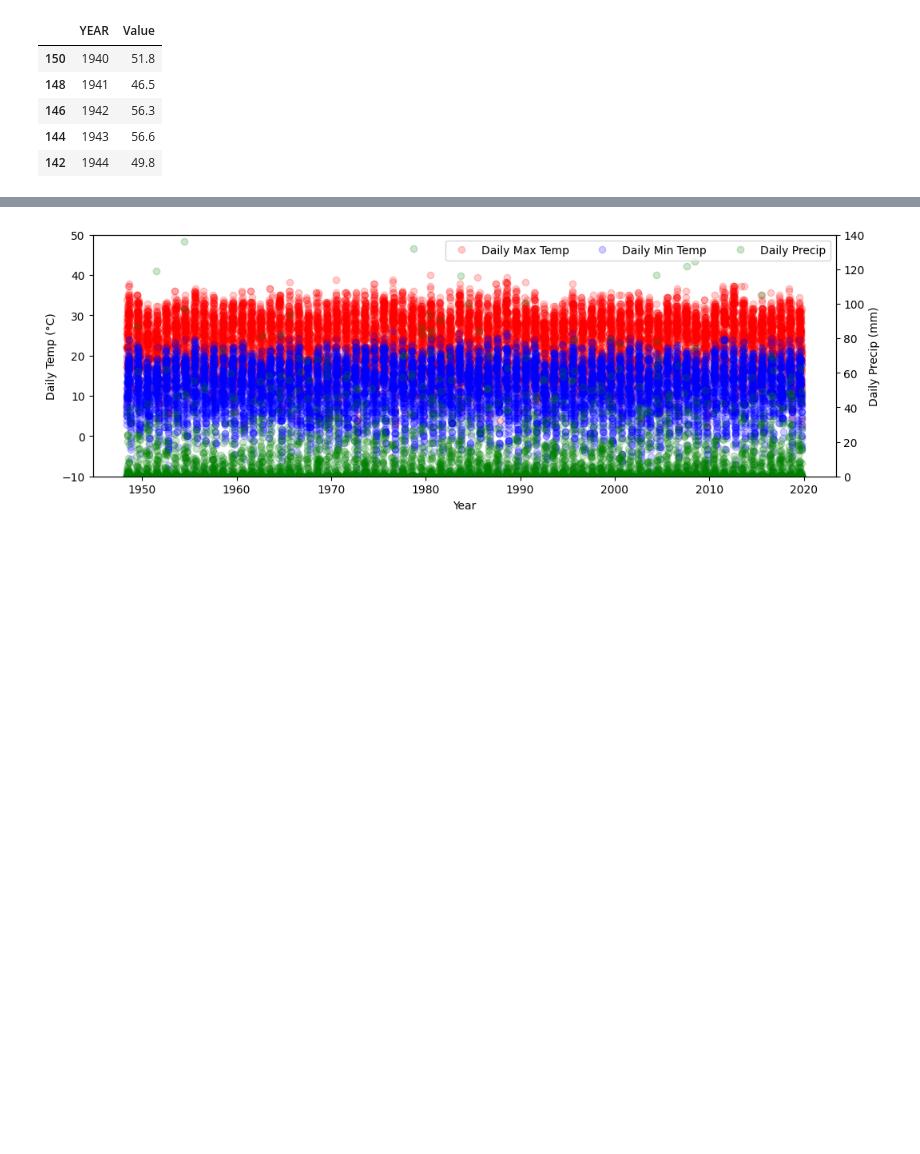
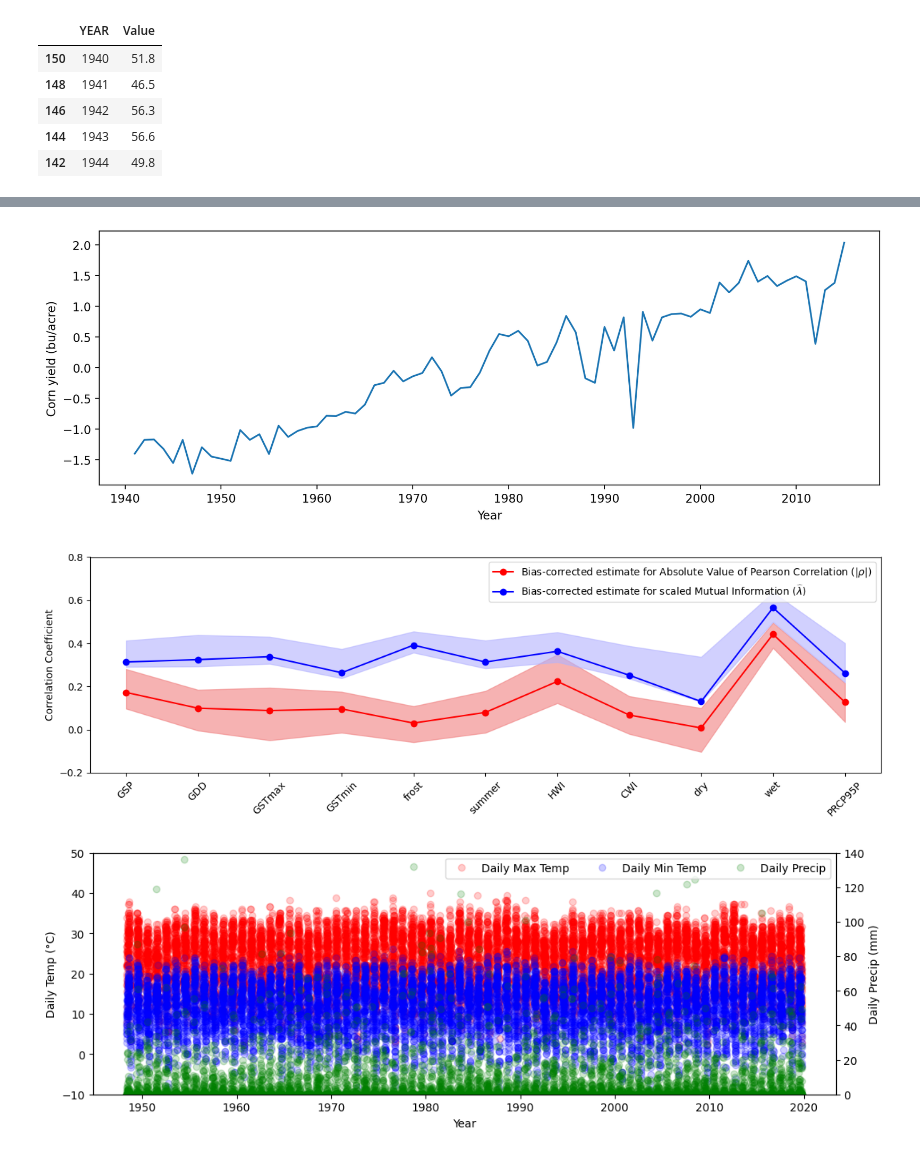
Before and after one commit to ucfjimg/CAP5610-project, a Jupyter notebook: notebooks/Plots.ipynb, the cells around one changed output, grey strips where cells are left out. Saved outputs shown, nothing was run; the diff lists cells and outputs as text; code cells hidden in the pictures; blank space fills up the shorter version.

```diff
--- a/notebooks/Plots.ipynb
+++ b/notebooks/Plots.ipynb
@@ -266,3 +271,32 @@ plt.savefig('corr.png')
+# %%
+plt.figure(figsize=(12, 4), dpi=200)
+plt.plot(comb.YEAR, comb.Value)
+plt.xlabel('Year')
+plt.ylabel('Corn yield (bu/acre)')
+plt.savefig('yield.png')
+plt.show()
+
+# swap Pearson's around to be absolute value
+
+
+plt.figure(figsize=(12, 4))
+plt.plot(x, pbar, '-o', color='red', label=r"Bias-corrected estimate for Absolute Value of Pearson Correlation ($|\rho|$)")
+plt.plot(x, l_bar, '-o', color='blue', label=r"Bias-corrected estimate for scaled Mutual Information ($\widehat{\lambda}$)")
+plt.fill_between(x, p_errlow, p_errhigh, color='lightcoral', alpha=0.6)
+plt.fill_between(x, l_errlow, l_errhigh, color='#B3B2FE', alpha=0.6)
+plt.ylim(-0.2, 0.8)
+plt.ylabel('Correlation Coefficient')
+plt.legend()
+ax = plt.gca()
+for tick in ax.get_xticklabels():
+    tick.set_rotation(45)
+
+plt.tight_layout()
+plt.savefig('corr.png')
+plt.show()
+# %% [output]
+[figure, added]
+[figure, added]
 # %%
 data = ['USC00135230.csv', 'USC00137572.csv', 'USW00014940.csv']
 data = data[2:3]
```
Also changed, not shown: parts of 2 cells of this notebook, 3 other files.
